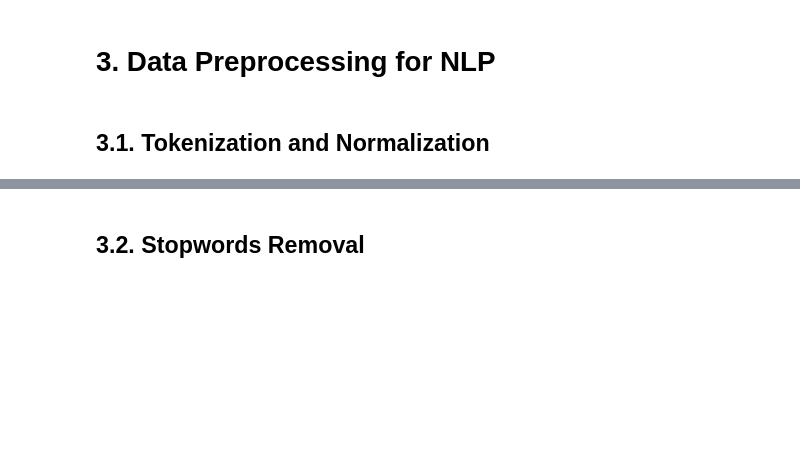
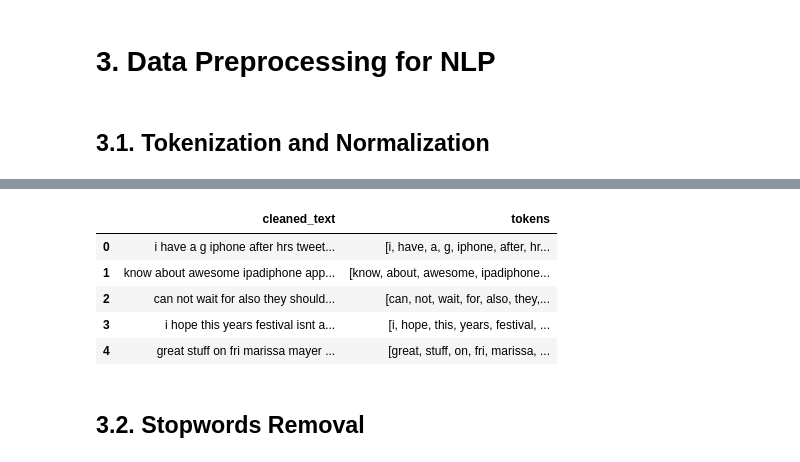
Before and after one commit to MONISH254/Twitter_Sentiment_Analysis, a Jupyter notebook: NLP Sentiment Analysis.ipynb, the cells around one changed output, grey strips where cells are left out. Saved outputs shown, nothing was run; the diff lists cells and outputs as text; code cells hidden in the pictures; blank space fills up the shorter version.

```diff
--- a/NLP Sentiment Analysis.ipynb
+++ b/NLP Sentiment Analysis.ipynb
@@ -329,0 +393,24 @@ This imbalance is something we'll need to address during the modeling phase, pot
+# %%
+import re
+import nltk
+nltk.download('punkt')  # Ensure you have the required tokenizer
+
+# Tokenization and Normalization Function
+def tokenize_and_normalize(text):
+    # Convert text to lowercase
+    text = text.lower()
+
+    # Remove punctuation, numbers, and special characters
+    text = re.sub(r'[^a-z\s]', '', text)
+
+    # Tokenize the text
+    tokens = nltk.word_tokenize(text)
+
+    return tokens
+
+# Apply the function to the cleaned text column
+data_cleaned['tokens'] = data_cleaned['cleaned_text'].apply(tokenize_and_normalize)
+
+# Display the tokenized text
+data_cleaned[['cleaned_text', 'tokens']].head()
+# %% [output]
@@ -330,2 +420,8 @@ This imbalance is something we'll need to address during the modeling phase, pot
+|  | cleaned_text | tokens |
+| 0 | i have a g iphone after hrs tweet... | [i, have, a, g, iphone, after, hr... |
+| 1 | know about awesome ipadiphone app... | [know, about, awesome, ipadiphone... |
+| 2 | can not wait for also they should... | [can, not, wait, for, also, they,... |
+| 3 | i hope this years festival isnt a... | [i, hope, this, years, festival, ... |
+| 4 | great stuff on fri marissa mayer ... | [great, stuff, on, fri, marissa, ... |
 # %% [markdown]
 ## 3.2. Stopwords Removal
```
Also changed, not shown: parts of 44 cells of this notebook, 1 other file.
